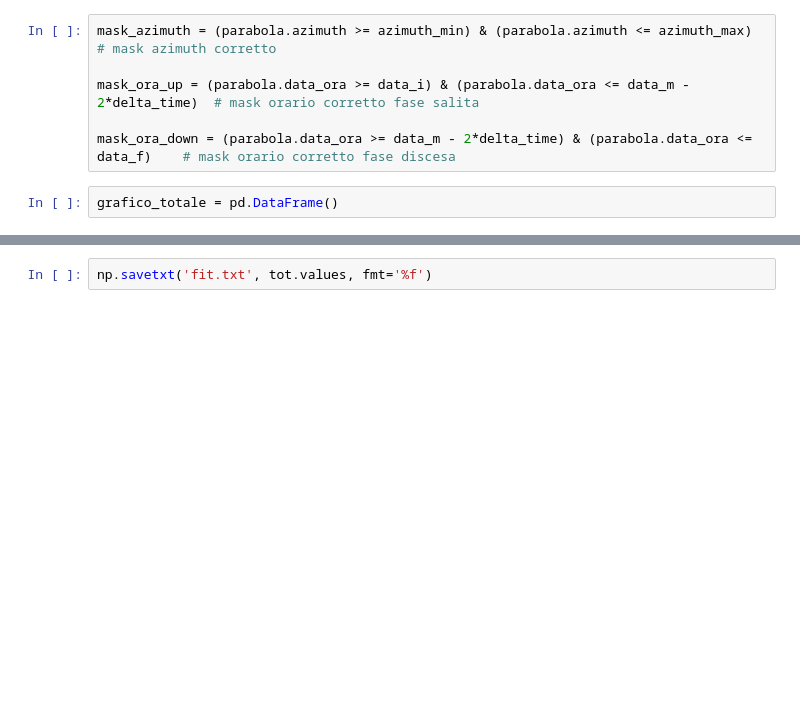
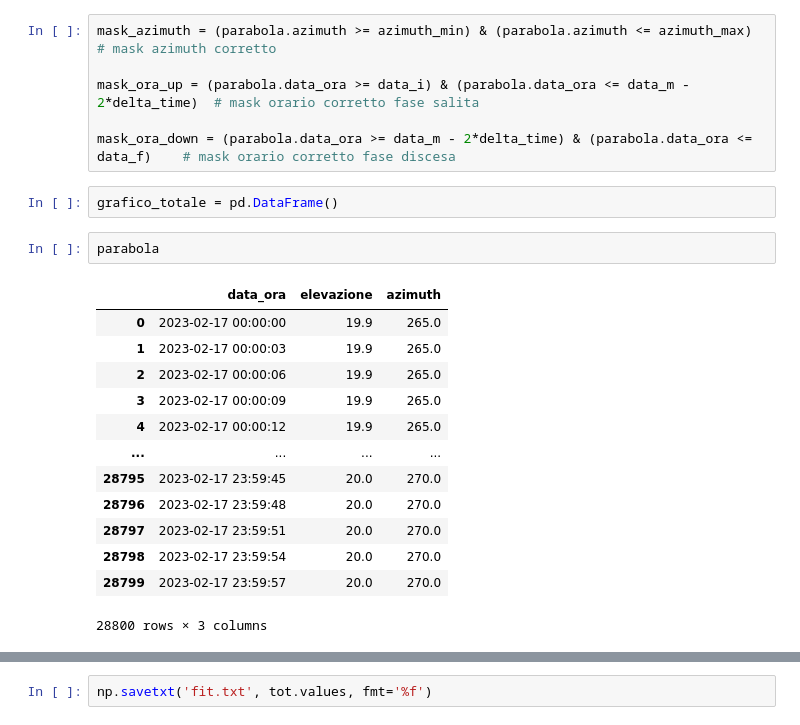
Before and after one commit to milite/Astrofisica_nico, a Jupyter notebook: Dati/17-febbraio/17 febbraio senza picchi.ipynb, the cells around one changed output, grey strips where cells are left out. Drawn from its saved outputs; the diff is of its cells as text; blank space fills up the shorter version.

```diff
--- a/Dati/17-febbraio/17 febbraio senza picchi.ipynb
+++ b/Dati/17-febbraio/17 febbraio senza picchi.ipynb
@@ -89,3 +89,19 @@ mask_ora_up = (parabola.data_ora >= data_i) & (parabola.data_ora <= data_m - 2*d
 mask_ora_down = (parabola.data_ora >= data_m - 2*delta_time) & (parabola.data_ora <= data_f)    # mask orario corretto fase discesa
 # %%
 grafico_totale = pd.DataFrame()
+# %%
+parabola
+# %% [output]
+|  | data_ora | elevazione | azimuth |
+| 0 | 2023-02-17 00:00:00 | 19.9 | 265.0 |
+| 1 | 2023-02-17 00:00:03 | 19.9 | 265.0 |
+| 2 | 2023-02-17 00:00:06 | 19.9 | 265.0 |
+| 3 | 2023-02-17 00:00:09 | 19.9 | 265.0 |
+| 4 | 2023-02-17 00:00:12 | 19.9 | 265.0 |
+| ... | ... | ... | ... |
+| 28795 | 2023-02-17 23:59:45 | 20.0 | 270.0 |
+| 28796 | 2023-02-17 23:59:48 | 20.0 | 270.0 |
+| 28797 | 2023-02-17 23:59:51 | 20.0 | 270.0 |
+| 28798 | 2023-02-17 23:59:54 | 20.0 | 270.0 |
+| 28799 | 2023-02-17 23:59:57 | 20.0 | 270.0 |
+28800 rows × 3 columns
```
Also changed, not shown: parts of 8 cells of this notebook, 16 other files.
